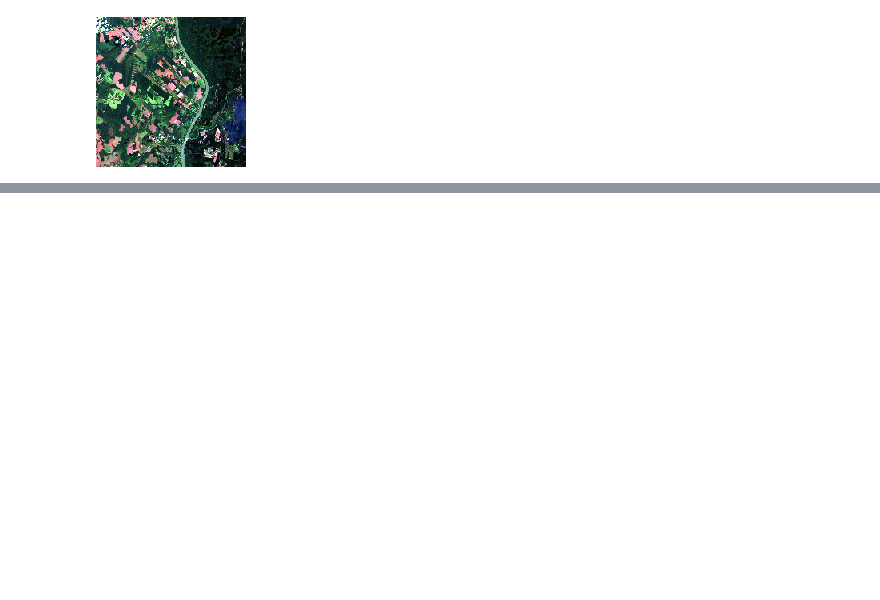
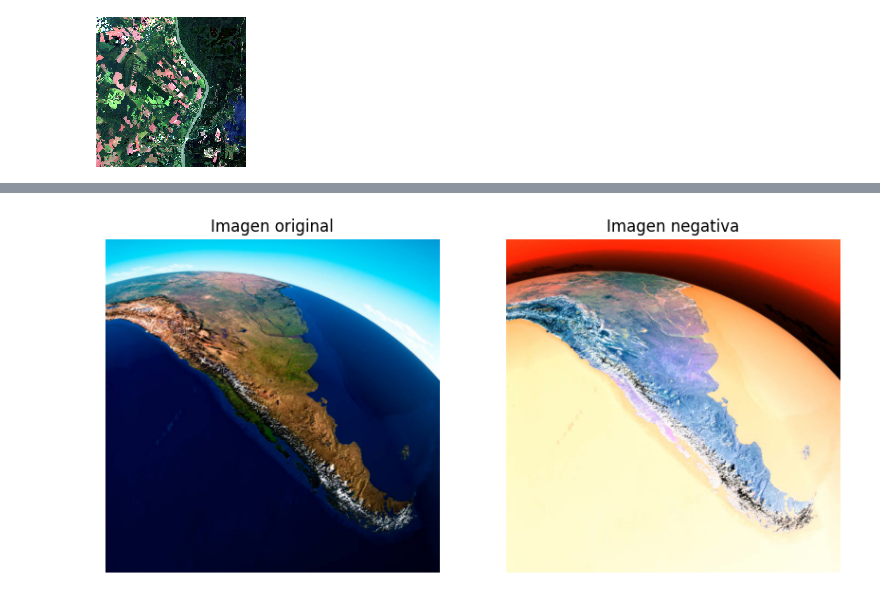
Before and after one commit to jmtruffa/imagenes_tp1, a Jupyter notebook: TP1.ipynb, the cells around one changed output, grey strips where cells are left out. Drawn from its saved outputs; the diff is of its cells as text; code cells hidden in the pictures; blank space fills up the shorter version.

```diff
--- a/TP1.ipynb
+++ b/TP1.ipynb
@@ -77,0 +132,33 @@ plt.show()
+# %%
+#4
+from PIL import Image
+import numpy as np
+import matplotlib.pyplot as plt
+
+# Función que calcula el negativo de una imagen RGB
+def negativo_rgb(img):
+    # Convertimos a array numpy
+    img_array = np.array(img)
+    # Aplicamos negativo: 255 - valor
+    negativo_array = 255 - img_array
+    # Reconstruimos imagen
+    return Image.fromarray(negativo_array)
+
+# Aplicamos la función
+img_negativa = negativo_rgb(img)
+
+# Mostramos imagen original y negativa
+plt.figure(figsize=(10, 5))
+plt.subplot(1, 2, 1)
+plt.imshow(img)
+plt.title("Imagen original")
+plt.axis("off")
+
+plt.subplot(1, 2, 2)
+plt.imshow(img_negativa)
+plt.title("Imagen negativa")
+plt.axis("off")
+
+plt.show()
+# %% [output]
+[figure, added]
```
Also changed, not shown: parts of 7 cells of this notebook.
